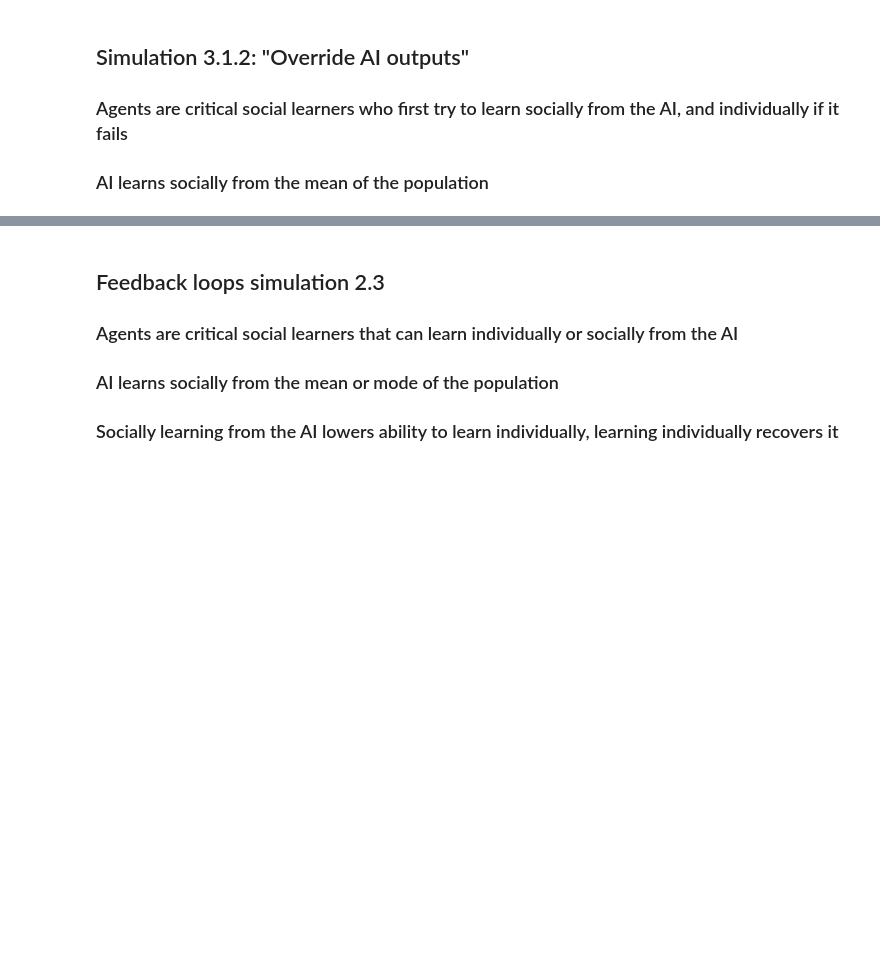
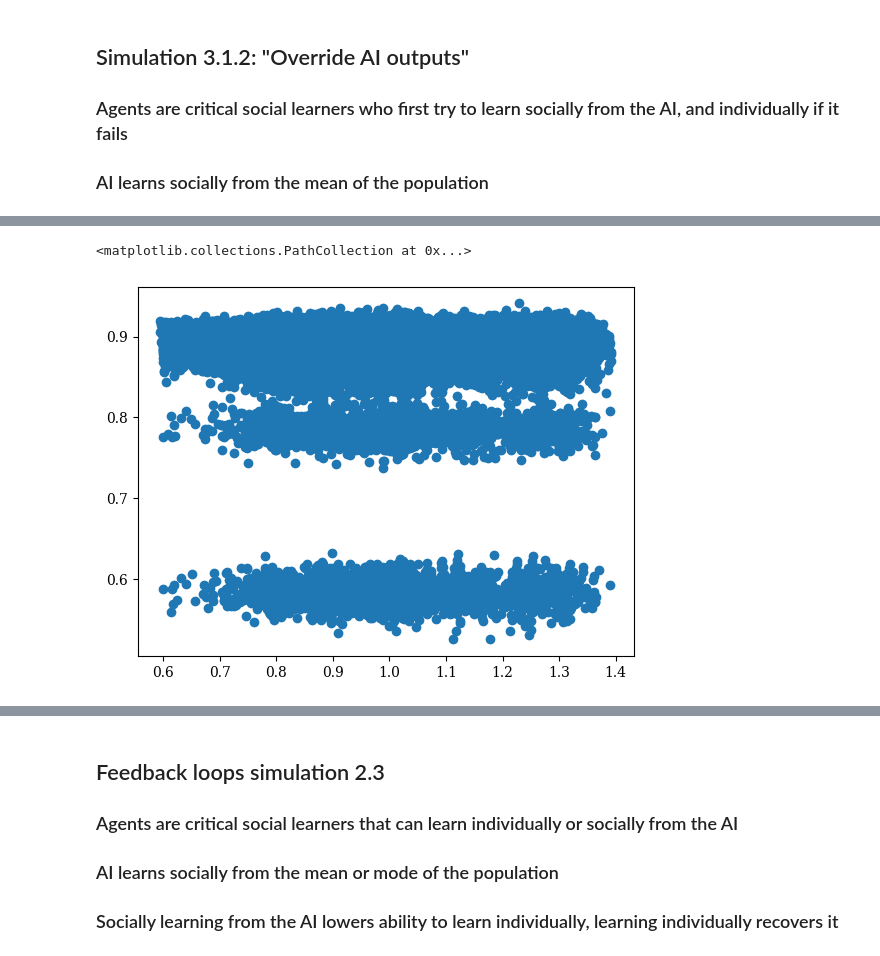
Before and after one commit to collinskatie/ai-rogers-paradox, a Jupyter notebook: sims.ipynb, the cells around one changed output, grey strips where cells are left out. Cells and saved outputs as stored; diff of their text form; code cells hidden in the pictures; blank space fills up the shorter version.

```diff
--- a/sims.ipynb
+++ b/sims.ipynb
@@ -220,0 +223,6 @@ collective model understanding
+# %%
+# social_learner_freqs, ai_bias_means, change_points, ai_adaptation, learner_adaptation, social_learner_adaptation
+plt.scatter(ai_bias_means, learner_adaptation)
+# %% [output]
+<matplotlib.collections.PathCollection at 0x...>
+[figure, added]
```
Also changed, not shown: parts of 6 cells of this notebook, 4 other files.
